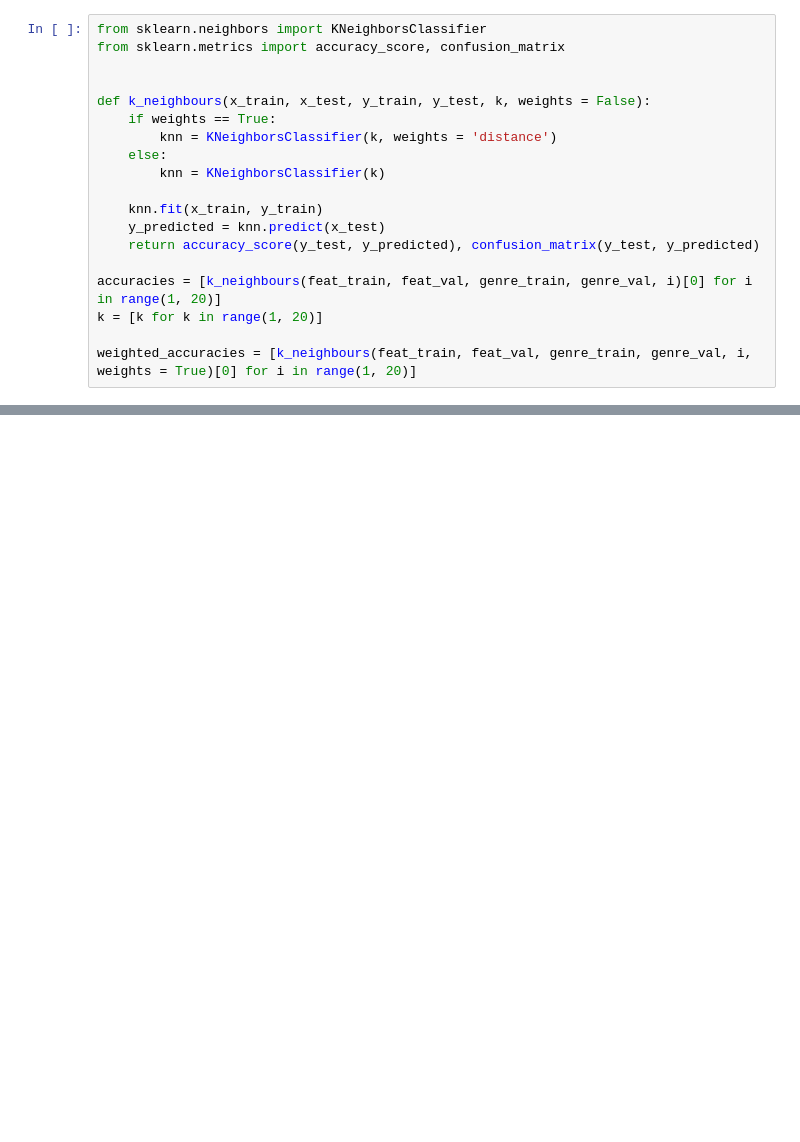
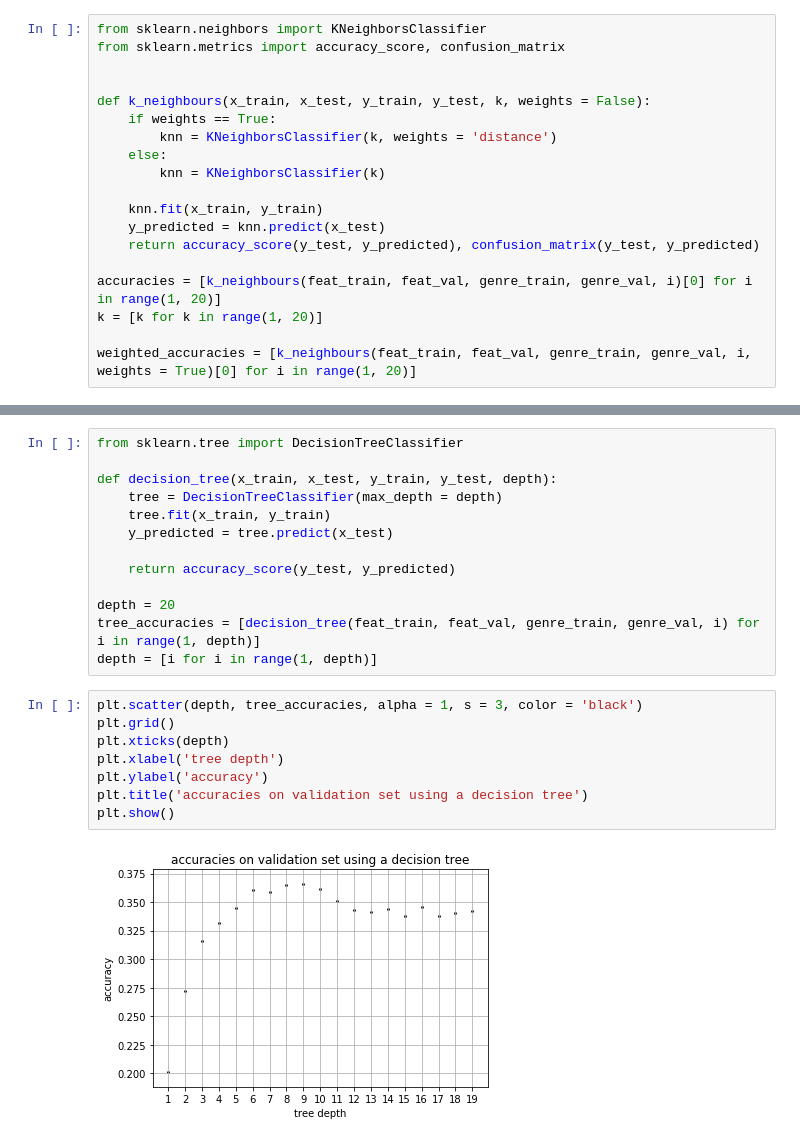
Before and after one commit to JAkkerman/MachineLearningVU, a Jupyter notebook: knn.ipynb, the cells around one changed output, grey strips where cells are left out. Saved outputs shown, nothing was run; the diff lists cells and outputs as text; blank space fills up the shorter version.

Commit message:
ierubvizdf;vbjan
decision tree and a nice picture added

```diff
--- a/knn.ipynb
+++ b/knn.ipynb
@@ -126,0 +127,23 @@ plt.show()
+# %%
+from sklearn.tree import DecisionTreeClassifier
+
+def decision_tree(x_train, x_test, y_train, y_test, depth):
+    tree = DecisionTreeClassifier(max_depth = depth)
+    tree.fit(x_train, y_train)
+    y_predicted = tree.predict(x_test)
+
+    return accuracy_score(y_test, y_predicted)
+
+depth = 20
+tree_accuracies = [decision_tree(feat_train, feat_val, genre_train, genre_val, i) for i in range(1, depth)]
+depth = [i for i in range(1, depth)]
+# %%
+plt.scatter(depth, tree_accuracies, alpha = 1, s = 3, color = 'black')
+plt.grid()
+plt.xticks(depth)
+plt.xlabel('tree depth')
+plt.ylabel('accuracy')
+plt.title('accuracies on validation set using a decision tree')
+plt.show()
+# %% [output]
+[figure, added]
```
Also changed, not shown: parts of 2 cells of this notebook, 1 other file.
